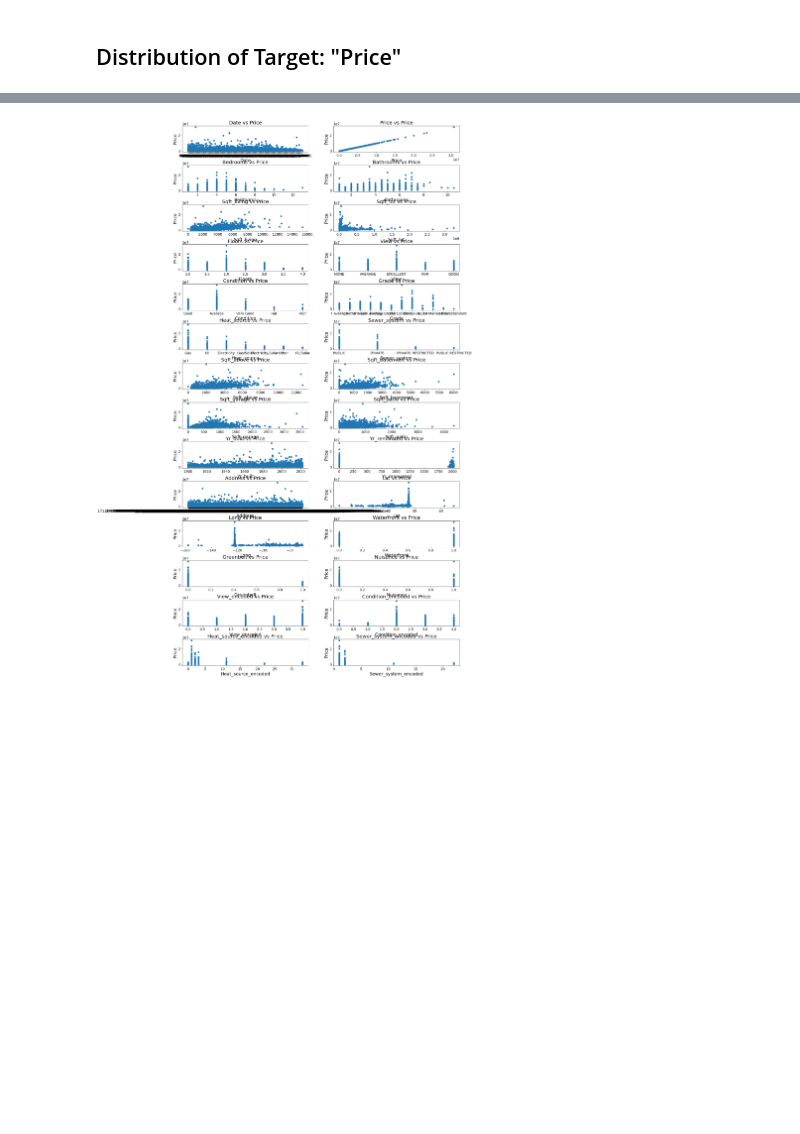
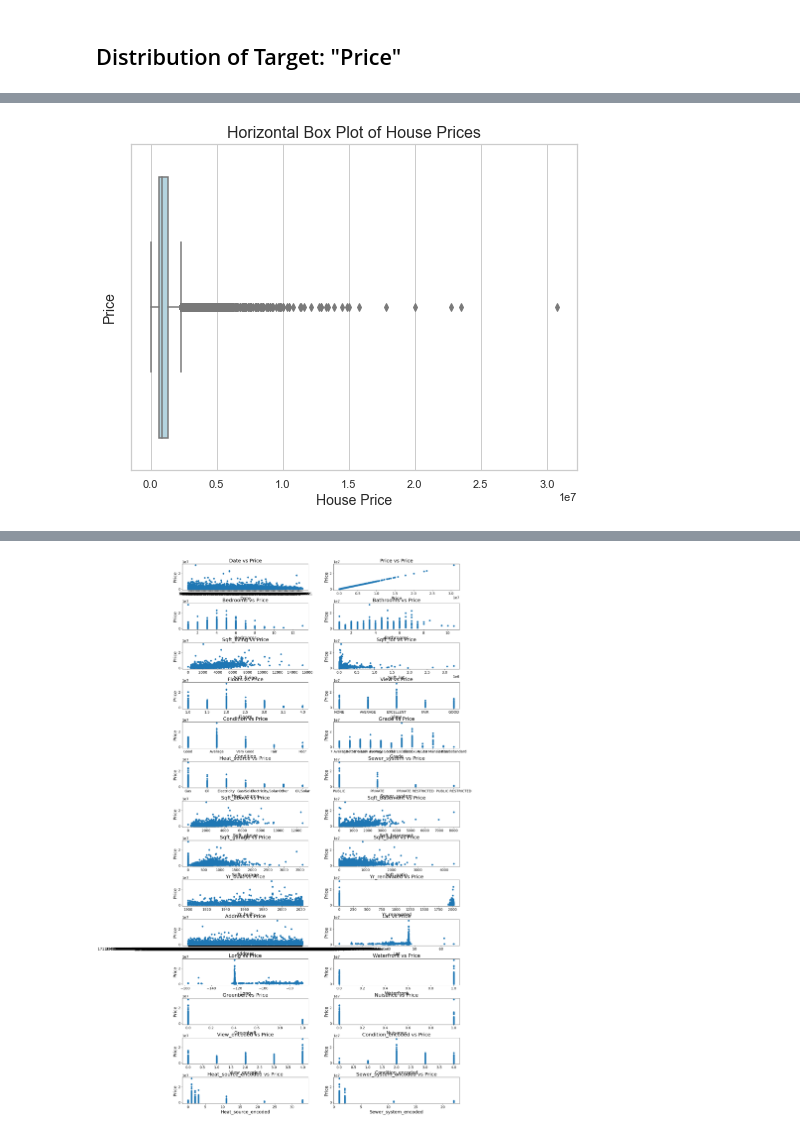
Before and after one commit to ldwilker10/dsc-phase-2-project-v2-5, a Jupyter notebook: Primary_Draft.ipynb, the cells around one changed output, grey strips where cells are left out. Cells and saved outputs as stored; diff of their text form; code cells hidden in the pictures; blank space fills up the shorter version.

```diff
--- a/Primary_Draft.ipynb
+++ b/Primary_Draft.ipynb
@@ -475 +521,19 @@ plt.show();
+# %%
+# Creating boxplot to assess for outliers
+
+sns.set(style="whitegrid")
+
+# Create the horizontal box plot
+plt.figure(figsize=(8, 6))
+sns.boxplot(data=kc_baseline, x='price', color='lightblue', orient='h')
+
+# Add title and axis labels
+plt.title('Horizontal Box Plot of House Prices', fontsize=16)
+plt.xlabel('House Price', fontsize=14)
+plt.ylabel('Price', fontsize=14)
+
+# Show the plot
+plt.show()
+# %% [output]
+[figure, added]
 # %%
```
Also changed, not shown: parts of 25 cells of this notebook.
